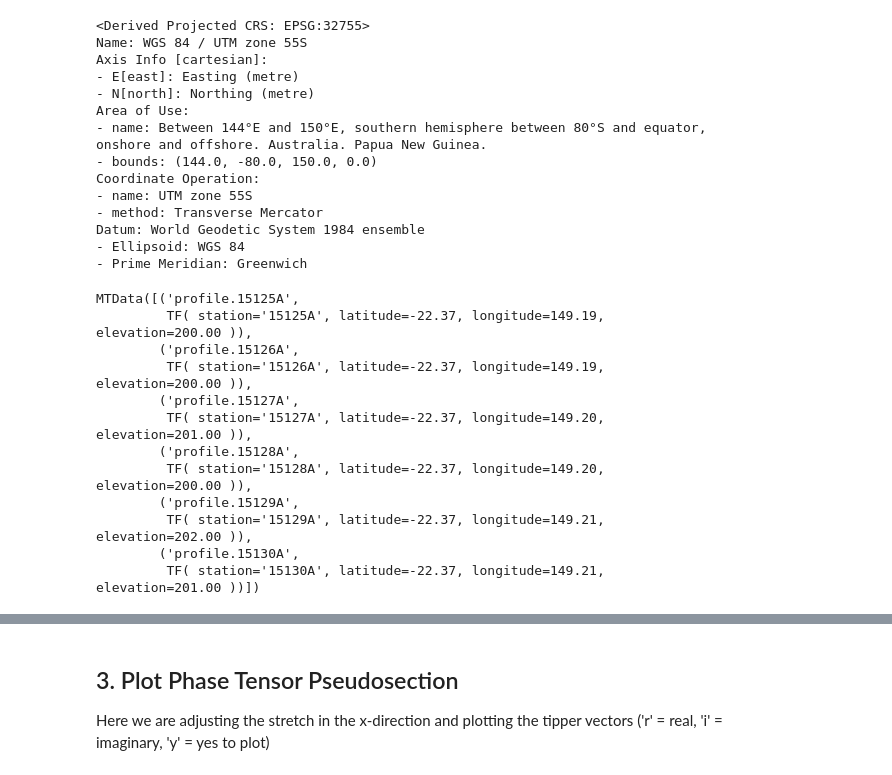
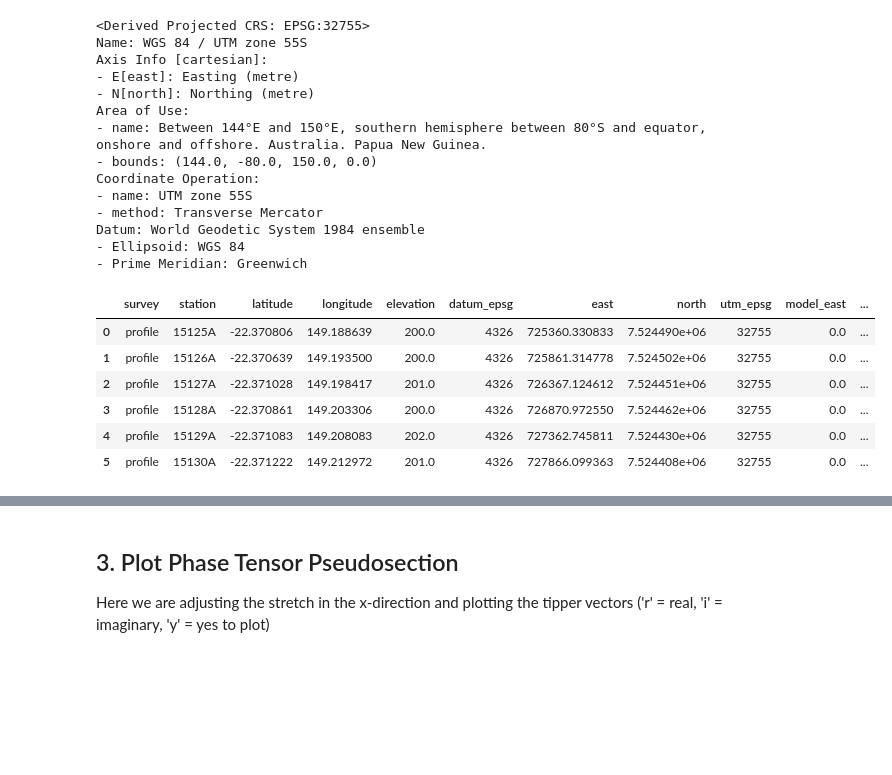
Before and after one commit to MTgeophysics/mtpy-v2, a Jupyter notebook: docs/source/notebooks/2_MTData_profile.ipynb, the cells around one changed output, grey strips where cells are left out. Saved outputs shown, nothing was run; the diff lists cells and outputs as text; code cells hidden in the pictures; blank space fills up the shorter version.

```diff
--- a/docs/source/notebooks/2_MTData_profile.ipynb
+++ b/docs/source/notebooks/2_MTData_profile.ipynb
@@ -82,17 +81,12 @@ Datum: World Geodetic System 1984 ensemble
 - Ellipsoid: WGS 84
 - Prime Meridian: Greenwich
 # %%
-mtd
+mtd.station_locations
 # %% [output]
-MTData([('profile.15125A',
-         TF( station='15125A', latitude=-22.37, longitude=149.19, elevation=200.00 )),
-        ('profile.15126A',
-         TF( station='15126A', latitude=-22.37, longitude=149.19, elevation=200.00 )),
-        ('profile.15127A',
-         TF( station='15127A', latitude=-22.37, longitude=149.20, elevation=201.00 )),
-        ('profile.15128A',
-         TF( station='15128A', latitude=-22.37, longitude=149.20, elevation=200.00 )),
-        ('profile.15129A',
-         TF( station='15129A', latitude=-22.37, longitude=149.21, elevation=202.00 )),
-        ('profile.15130A',
-         TF( station='15130A', latitude=-22.37, longitude=149.21, elevation=201.00 ))])
+|  | survey | station | latitude | longitude | elevation | datum_epsg | east | north | utm_epsg | model_east | ... |
+| 0 | profile | 15125A | -22.370806 | 149.188639 | 200.0 | 4326 | 725360.330833 | 7.524490e+06 | 32755 | 0.0 | ... |
+| 1 | profile | 15126A | -22.370639 | 149.193500 | 200.0 | 4326 | 725861.314778 | 7.524502e+06 | 32755 | 0.0 | ... |
+| 2 | profile | 15127A | -22.371028 | 149.198417 | 201.0 | 4326 | 726367.124612 | 7.524451e+06 | 32755 | 0.0 | ... |
+| 3 | profile | 15128A | -22.370861 | 149.203306 | 200.0 | 4326 | 726870.972550 | 7.524462e+06 | 32755 | 0.0 | ... |
+| 4 | profile | 15129A | -22.371083 | 149.208083 | 202.0 | 4326 | 727362.745811 | 7.524430e+06 | 32755 | 0.0 | ... |
+| 5 | profile | 15130A | -22.371222 | 149.212972 | 201.0 | 4326 | 727866.099363 | 7.524408e+06 | 32755 | 0.0 | ... |
```
Also changed, not shown: parts of 16 cells of this notebook, 1 other file.
